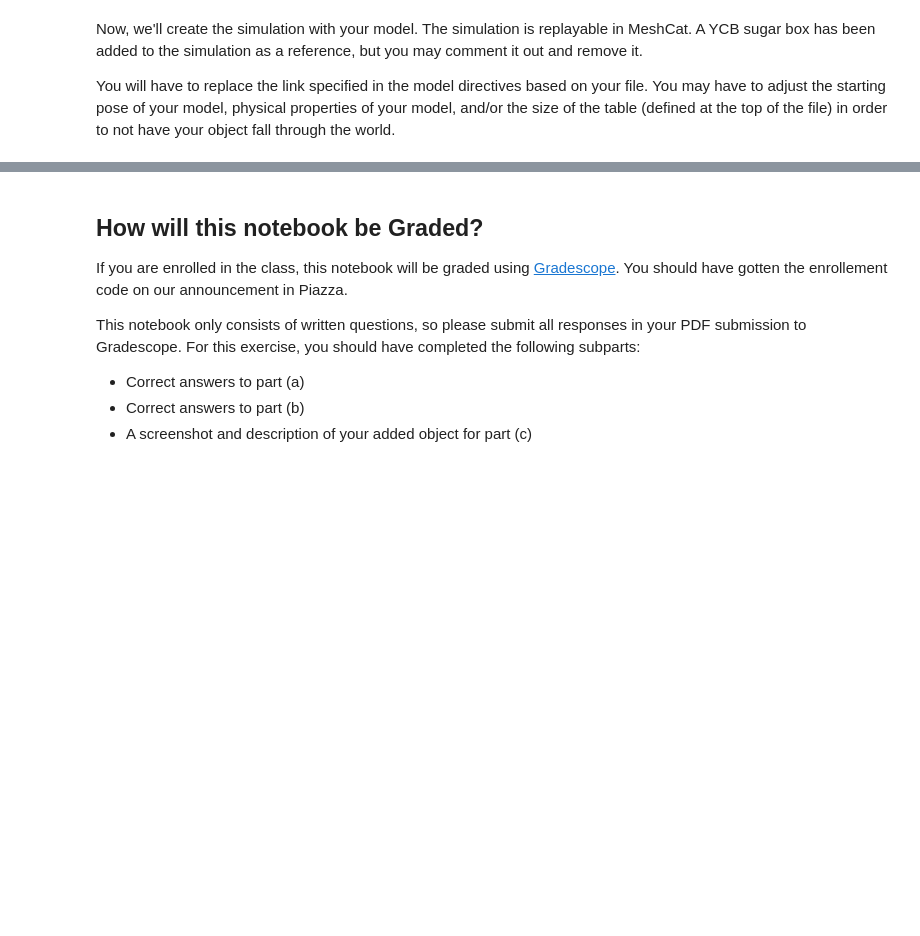
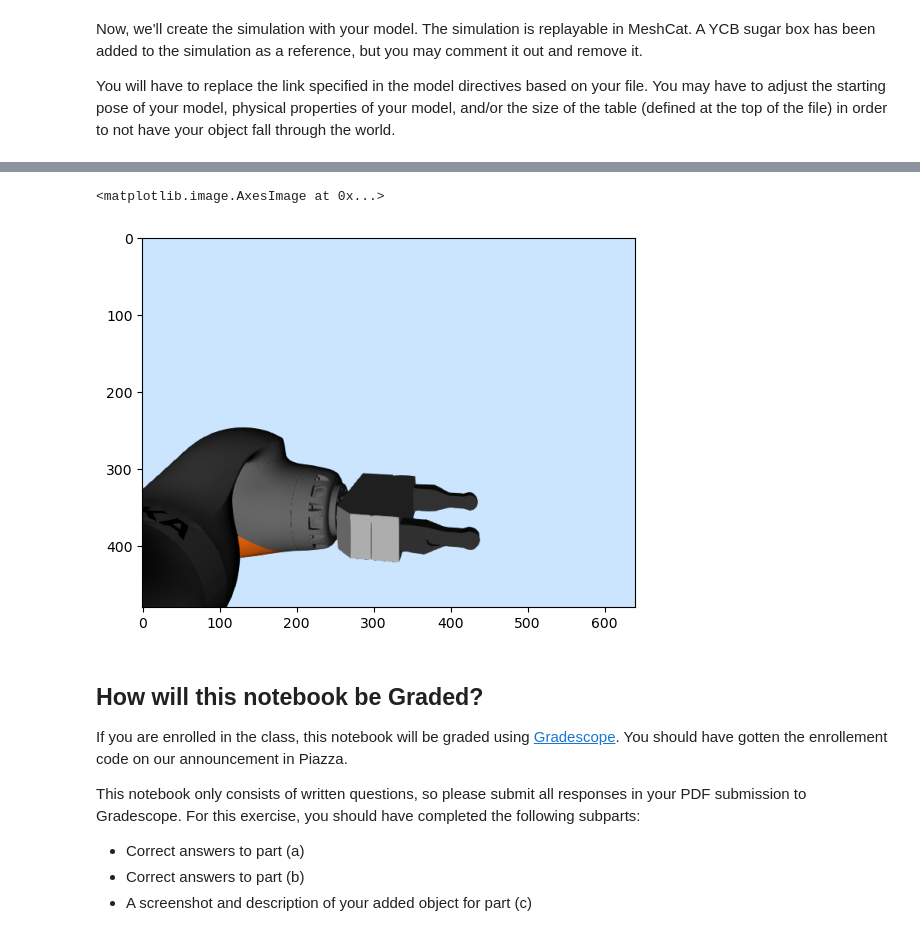
Before and after one commit to v-vedantha/robot, a Jupyter notebook: adding_models.ipynb, the cells around one changed output, grey strips where cells are left out. Drawn from its saved outputs; the diff is of its cells as text; code cells hidden in the pictures; blank space fills up the shorter version.

```diff
--- a/adding_models.ipynb
+++ b/adding_models.ipynb
@@ -361,5 +490,5 @@ def CreateDefaultContext(diagram, plant):
 # %%
-diagram, plant = buildAndRun()
+diagram, plant, rgbd, station = buildAndRun()
 
 context = CreateDefaultContext(diagram, plant)
 simulator = Simulator(diagram, context)
@@ -376,6 +515,17 @@ insufficient buffer space is very high.
 For more information, visit:
    http://lcm-proj.github.io/lcm/multicast_setup.html
 <pydrake.systems.analysis.SimulatorStatus at 0x...>
+# %%
+context = CreateDefaultContext(diagram, plant)
+
+# station = diagram.GetSubsystemByName("station")
+import matplotlib.pyplot as plt
+img = diagram.GetOutputPort('rgb_image').Eval(context).data
+# plt.plot(img)
+plt.imshow(img)
+# %% [output]
+<matplotlib.image.AxesImage at 0x...>
+[figure, added]
 # %% [markdown]
 ## How will this notebook be Graded?
 
```
Also changed, not shown: parts of 7 cells of this notebook.
